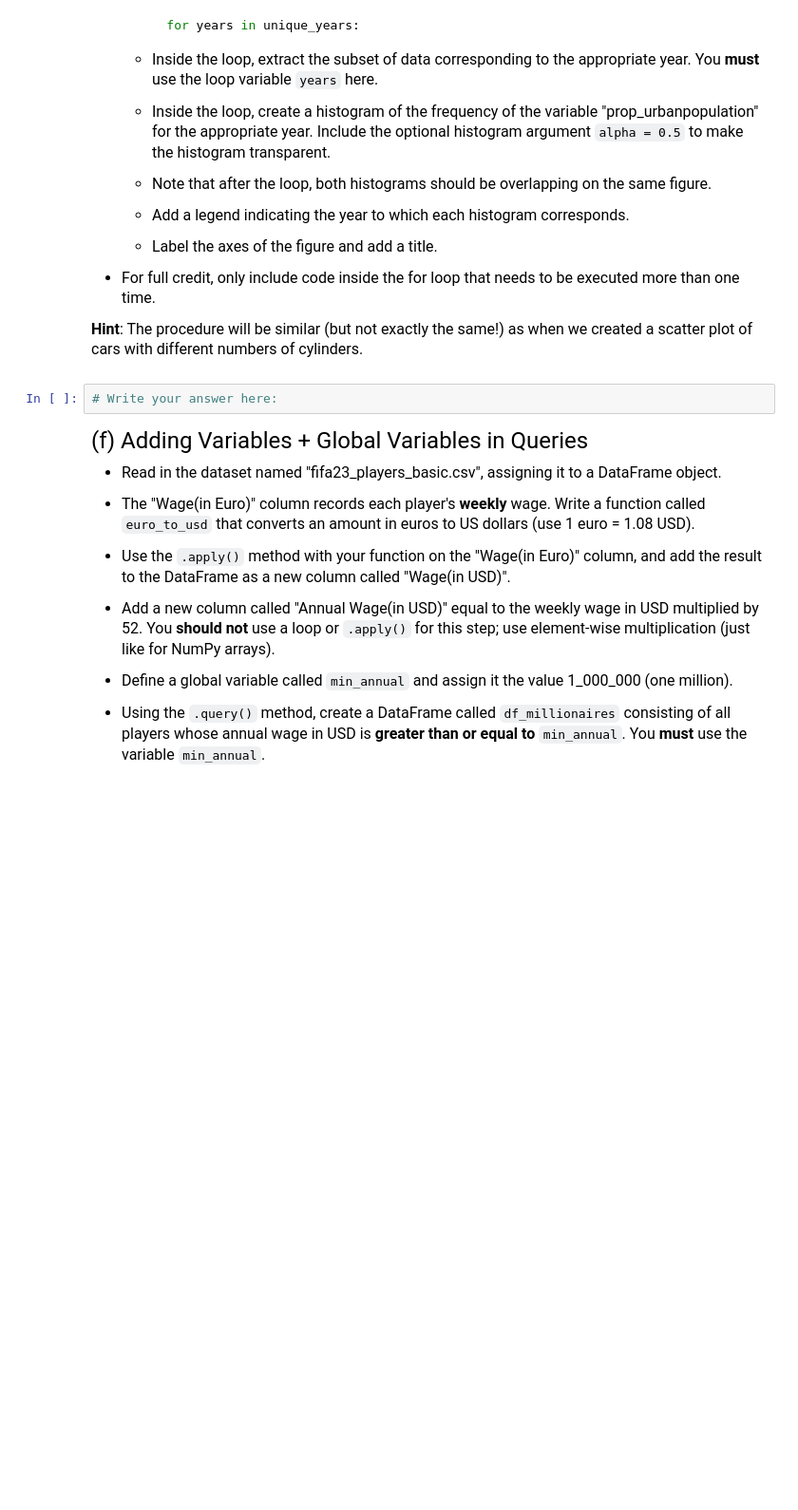
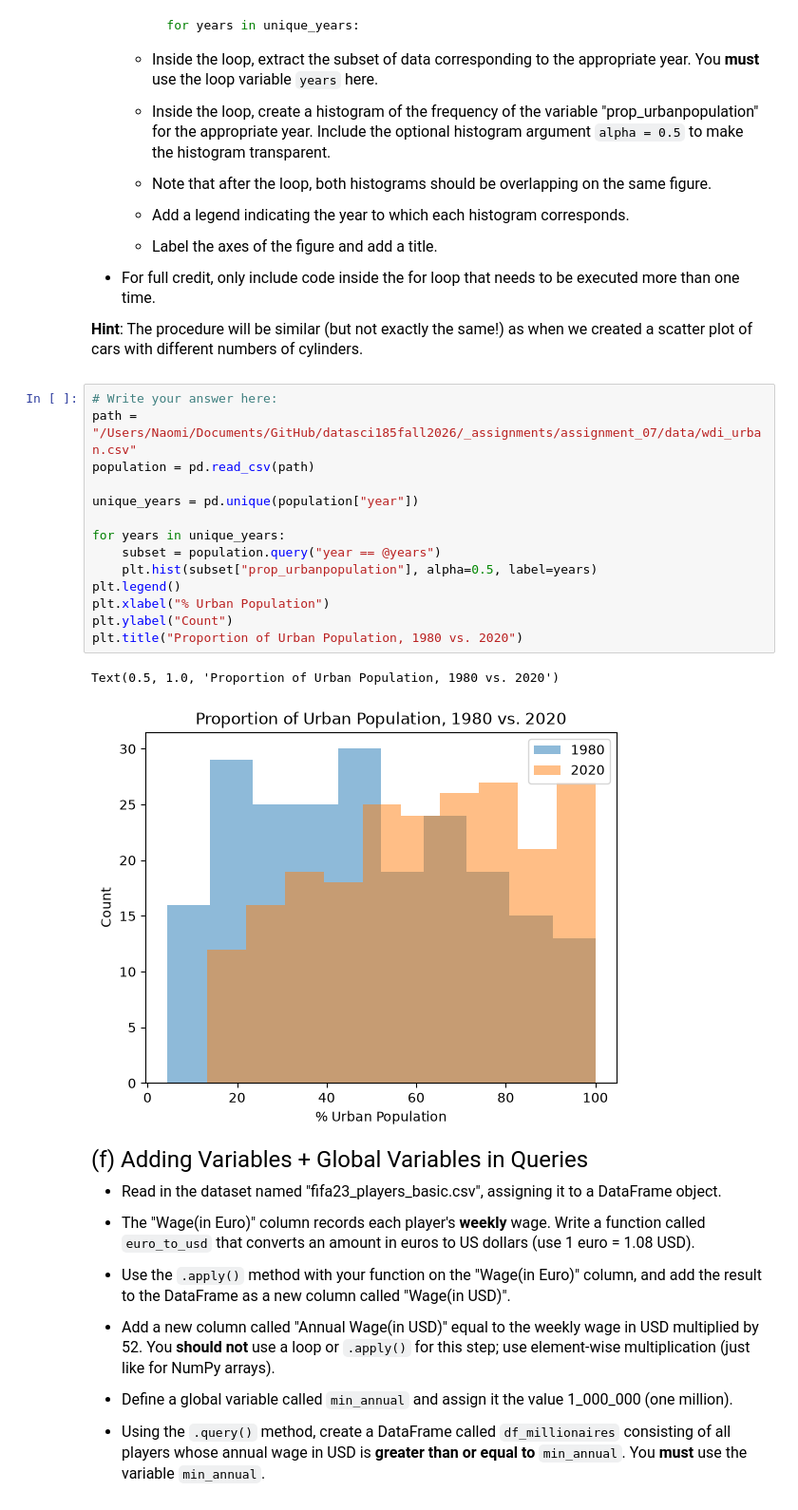
Before and after one commit to naomilai/datasci185fall2026, a Jupyter notebook: _assignments/assignment_07/Assignment7.ipynb, the cells around one changed output. Shown at 95% size. Drawn from its saved outputs; the diff is of its cells as text; blank space fills up the shorter version.

Commit message:
assignment 7

```diff
--- a/_assignments/assignment_07/Assignment7.ipynb
+++ b/_assignments/assignment_07/Assignment7.ipynb
@@ -131,8 +165,23 @@ import matplotlib.pyplot as plt
 - For full credit, only include code inside the for loop that needs to be executed more than one time.
 
 **Hint**: The procedure will be similar (but not exactly the same!) as when we created a scatter plot of cars with different numbers of cylinders.
-# %%
-# Write your answer here:
+# %%
+# Write your answer here:
+path = "/Users/Naomi/Documents/GitHub/datasci185fall2026/_assignments/assignment_07/data/wdi_urban.csv"
+population = pd.read_csv(path)
+
+unique_years = pd.unique(population["year"])
+
+for years in unique_years:
+    subset = population.query("year == @years")
+    plt.hist(subset["prop_urbanpopulation"], alpha=0.5, label=years)
+plt.legend()
+plt.xlabel("% Urban Population")
+plt.ylabel("Count")
+plt.title("Proportion of Urban Population, 1980 vs. 2020")
+# %% [output]
+Text(0.5, 1.0, 'Proportion of Urban Population, 1980 vs. 2020')
+[figure, added]
 # %% [markdown]
 <font size = "5">
 
```
Also changed, not shown: parts of 12 cells of this notebook, 1 other file.
